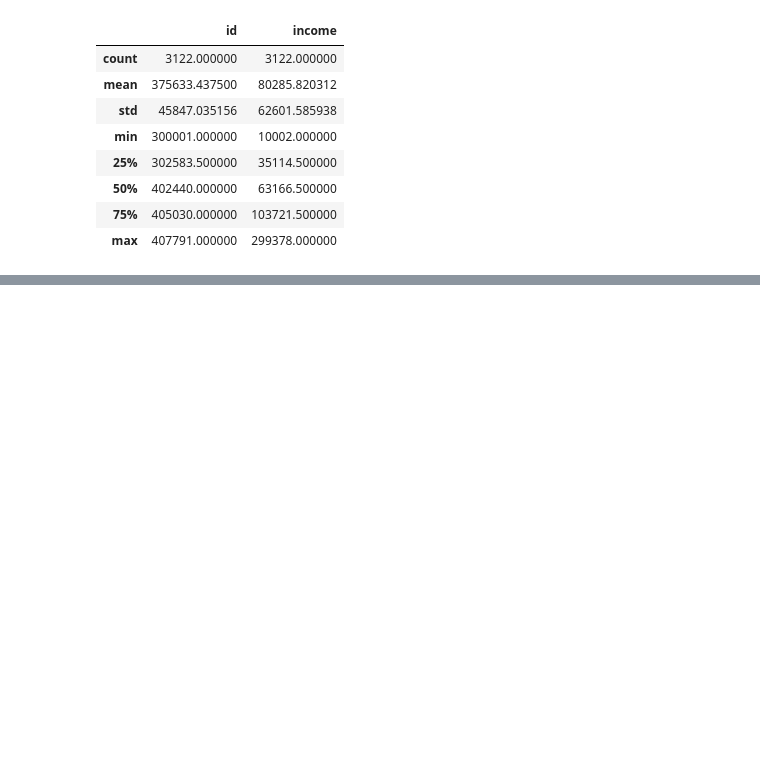
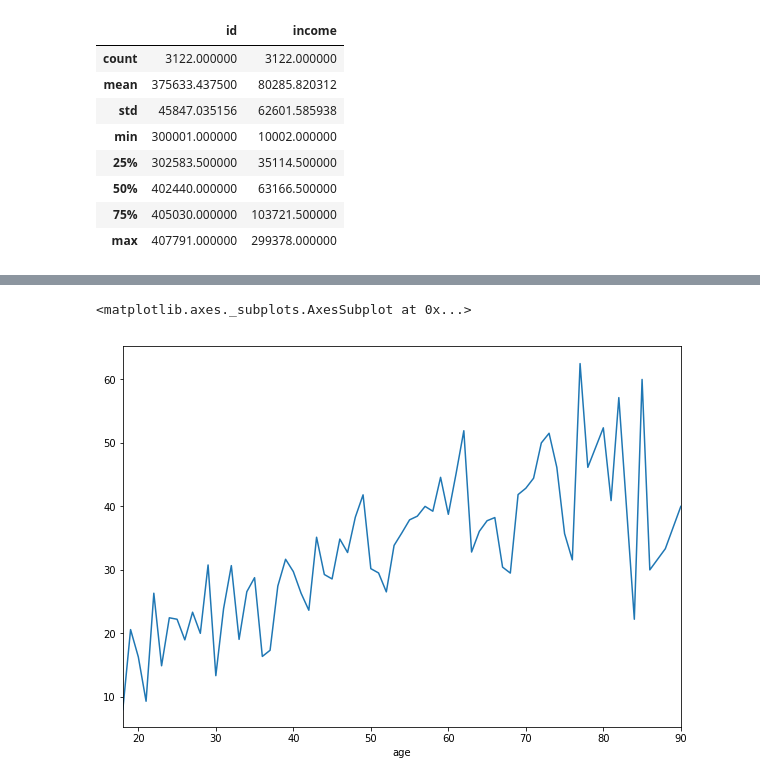
Before and after one commit to wangdianyh/trump-4703, a Jupyter notebook: Trump.ipynb, the cells around one changed output, grey strips where cells are left out. Cells and saved outputs as stored; diff of their text form; code cells hidden in the pictures; blank space fills up the shorter version.

```diff
--- a/Trump.ipynb
+++ b/Trump.ipynb
@@ -80,0 +57,19 @@ data_age.describe()
+# %%
+# select not vote trump
+not_vote_age = data_age.loc[data_age.vote_trump == 'No']
+not_vote_age = not_vote_age.groupby('age').count().rename(columns={"vote_trump": "Not_Vote"})
+# %%
+#select unknow vote
+unknown_vote_age = data_age.loc[data_age.vote_trump == 'Unknow'].groupby('age').count().rename(columns={'vote_trump': 'Unknow'})
+# %%
+df_vote = vote_age_df.merge(not_vote_age, left_index=True, right_index=True)
+df_vote = df_vote.merge(unknown_vote_age, left_index=True, right_index=True).drop(columns=['id_x', 'id_y', 'id'])
+# %%
+df_vote['Not&Unknow'] = df_vote['Not_Vote'] + df_vote.Unknow
+df_vote['num'] = df_vote['Not&Unknow'] + df_vote['Vote']
+df_vote['vote%'] = np.round(df_vote['Vote'] / df_vote['num'] * 100, 2)
+# %%
+df_vote['vote%'].plot(figsize=(10, 7))
+# %% [output]
+<matplotlib.axes._subplots.AxesSubplot at 0x...>
+[figure, added]
```
Also changed, not shown: parts of 10 cells of this notebook.
